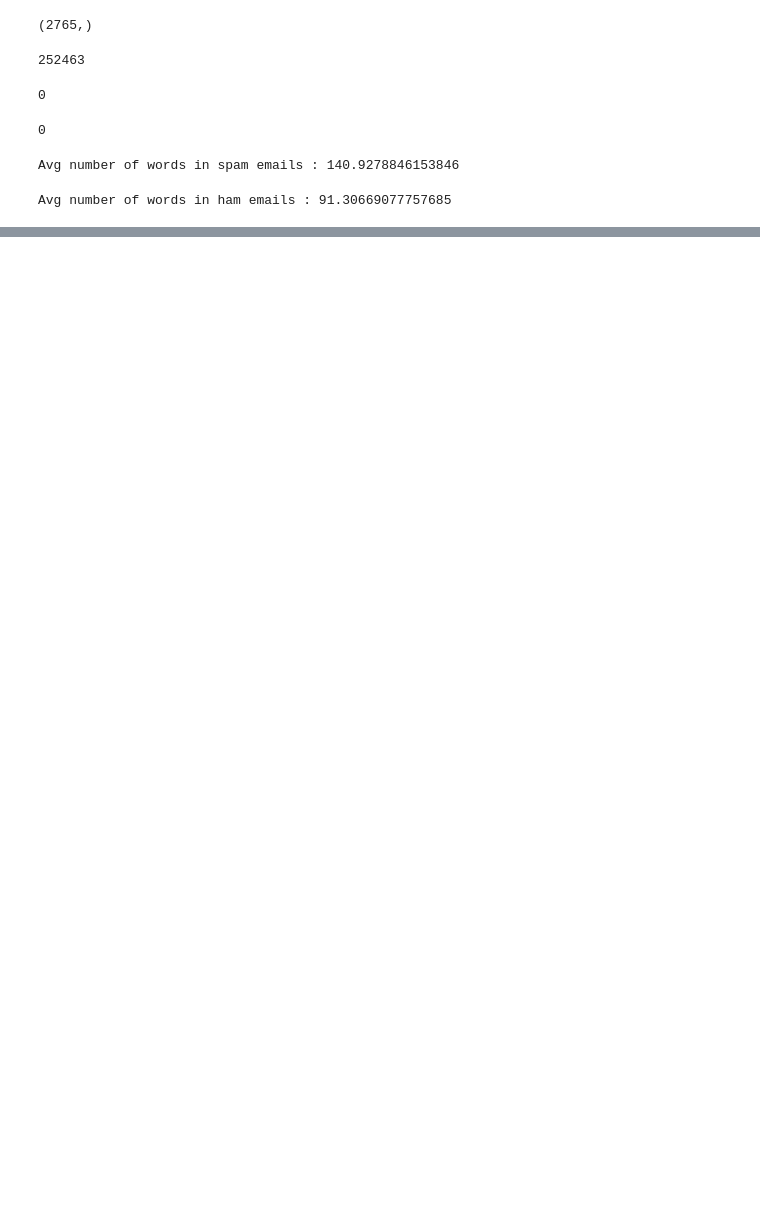
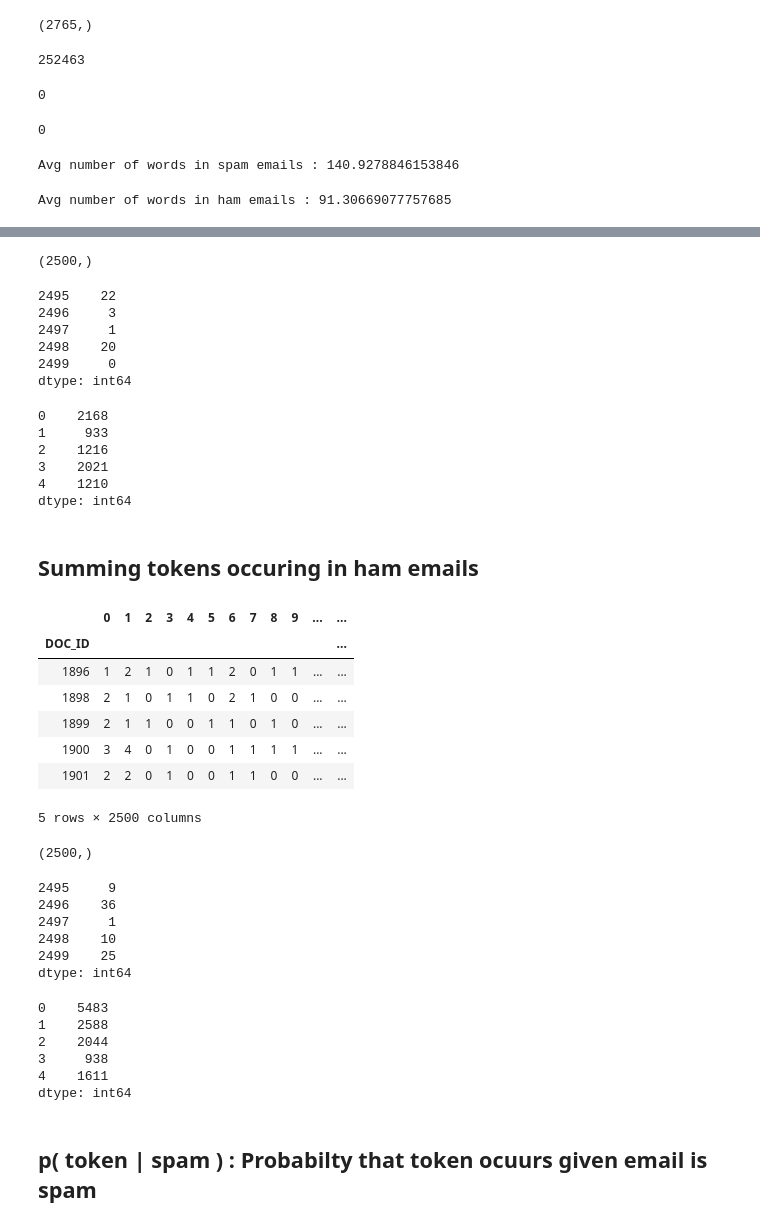
Before and after one commit to Nagaraj-U/Spam-Email-Classifier, a Jupyter notebook: spam classifier - Training.ipynb, the cells around one changed output, grey strips where cells are left out. Drawn from its saved outputs; the diff is of its cells as text; code cells hidden in the pictures; blank space fills up the shorter version.

```diff
--- a/spam classifier - Training.ipynb
+++ b/spam classifier - Training.ipynb
@@ -235,0 +276,66 @@ Avg number of words in ham emails : 91.30669077757685
+# %%
+# Calculating number of time each word appeared in all spam emails
+
+summed_spam_tokens = train_spam_tokens.sum(axis=0) + 1 # +1 to avoid zero by error while calculating probability
+summed_spam_tokens.shape    # axis = 0 to sum columns
+# %% [output]
+(2500,)
+# %%
+summed_spam_tokens.tail()
+# %% [output]
+2495    22
+2496     3
+2497     1
+2498    20
+2499     0
+dtype: int64
+# %%
+summed_spam_tokens.head()
+# %% [output]
+0    2168
+1     933
+2    1216
+3    2021
+4    1210
+dtype: int64
+# %% [markdown]
+## Summing tokens occuring in ham emails
+# %%
+train_ham_tokens = full_train_features.loc[full_train_data.CATEGORY == 0]
+train_ham_tokens.head()
+# %% [output]
+|  | 0 | 1 | 2 | 3 | 4 | 5 | 6 | 7 | 8 | 9 | ... | ... |
+| DOC_ID |  |  |  |  |  |  |  |  |  |  |  | ... |
+| 1896 | 1 | 2 | 1 | 0 | 1 | 1 | 2 | 0 | 1 | 1 | ... | ... |
+| 1898 | 2 | 1 | 0 | 1 | 1 | 0 | 2 | 1 | 0 | 0 | ... | ... |
+| 1899 | 2 | 1 | 1 | 0 | 0 | 1 | 1 | 0 | 1 | 0 | ... | ... |
+| 1900 | 3 | 4 | 0 | 1 | 0 | 0 | 1 | 1 | 1 | 1 | ... | ... |
+| 1901 | 2 | 2 | 0 | 1 | 0 | 0 | 1 | 1 | 0 | 0 | ... | ... |
+5 rows × 2500 columns
+# %%
+# Calculating number of time each word appeared in all ham emails
+
+summed_ham_tokens = train_ham_tokens.sum(axis=0) + 1 # +1 to avoid zero by error while calculating probability
+summed_ham_tokens.shape    # axis = 0 to sum columns
+# %% [output]
+(2500,)
+# %%
+summed_ham_tokens.tail()
+# %% [output]
+2495     9
+2496    36
+2497     1
+2498    10
+2499    25
+dtype: int64
+# %%
+summed_ham_tokens.head()
+# %% [output]
+0    5483
+1    2588
+2    2044
+3     938
+4    1611
+dtype: int64
+# %% [markdown]
+## p( token | spam ) : Probabilty that token ocuurs given email is spam
```
Also changed, not shown: parts of 24 cells of this notebook.
